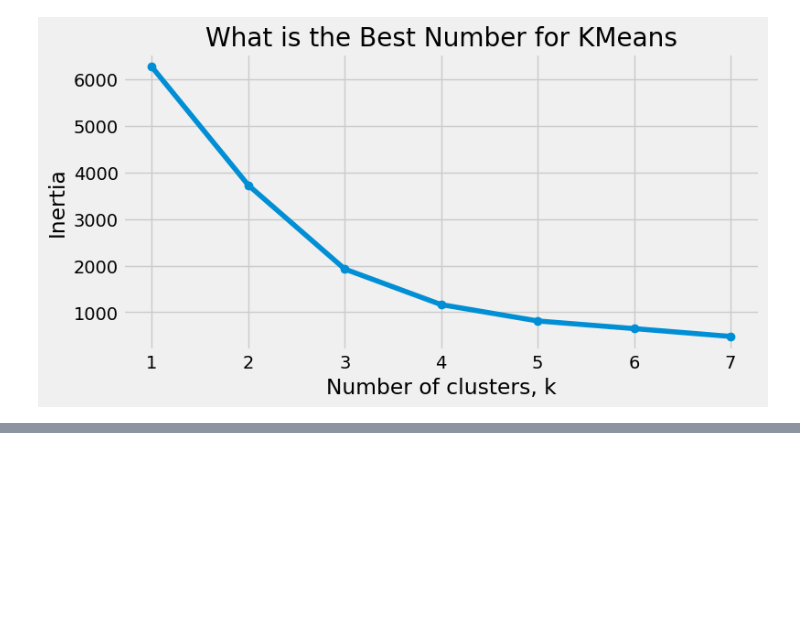
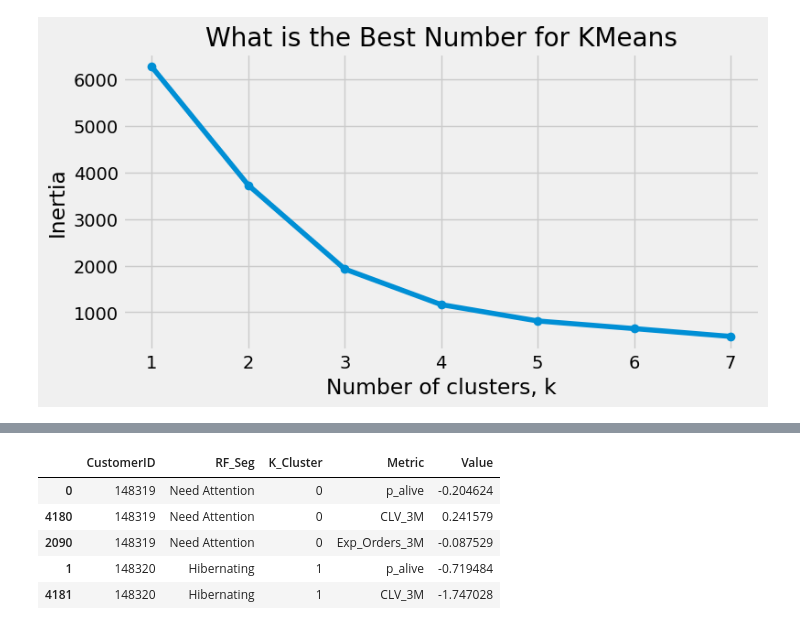
Before and after one commit to Rybakowski/projekt_churn_bank, a Jupyter notebook: P02_Segmentation/Segmentation_code.ipynb, the cells around one changed output, grey strips where cells are left out. Cells and saved outputs as stored; diff of their text form; code cells hidden in the pictures; blank space fills up the shorter version.

```diff
--- a/P02_Segmentation/Segmentation_code.ipynb
+++ b/P02_Segmentation/Segmentation_code.ipynb
@@ -359,0 +395,14 @@ plt.show()
+# %%
+rfm_melt = pd.melt(rfm_normalized,
+                   id_vars=['CustomerID','RF_Seg','K_Cluster'],
+                   value_vars=['p_alive','Exp_Orders_3M','CLV_3M'],
+                   var_name='Metric',
+                   value_name='Value')
+rfm_melt.sort_values('CustomerID').head()
+# %% [output]
+|  | CustomerID | RF_Seg | K_Cluster | Metric | Value |
+| 0 | 148319 | Need Attention | 0 | p_alive | -0.204624 |
+| 4180 | 148319 | Need Attention | 0 | CLV_3M | 0.241579 |
+| 2090 | 148319 | Need Attention | 0 | Exp_Orders_3M | -0.087529 |
+| 1 | 148320 | Hibernating | 1 | p_alive | -0.719484 |
+| 4181 | 148320 | Hibernating | 1 | CLV_3M | -1.747028 |
```
Also changed, not shown: parts of 4 cells of this notebook.
